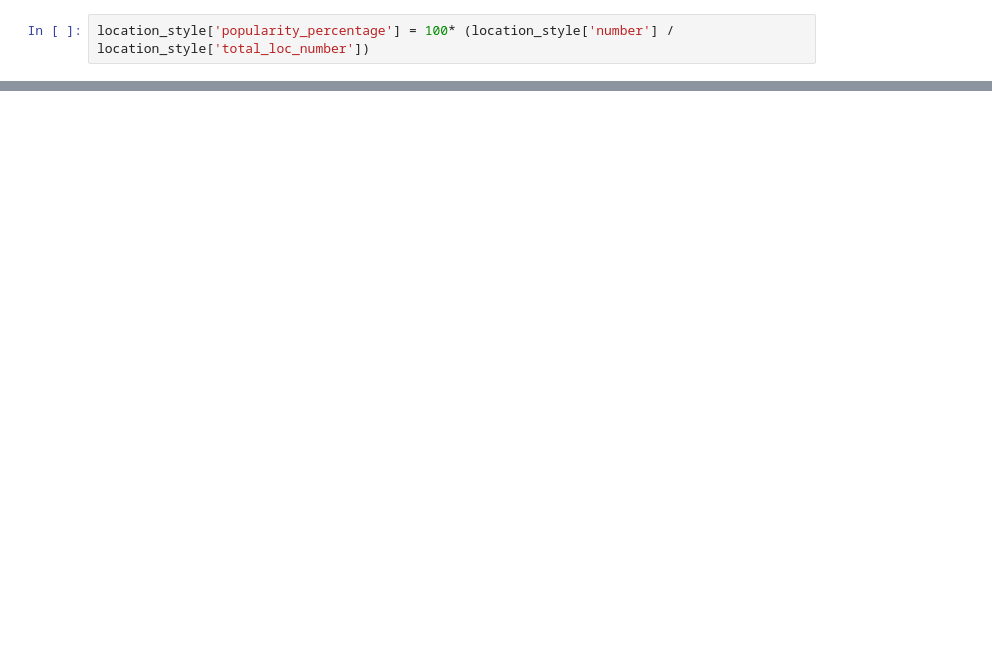
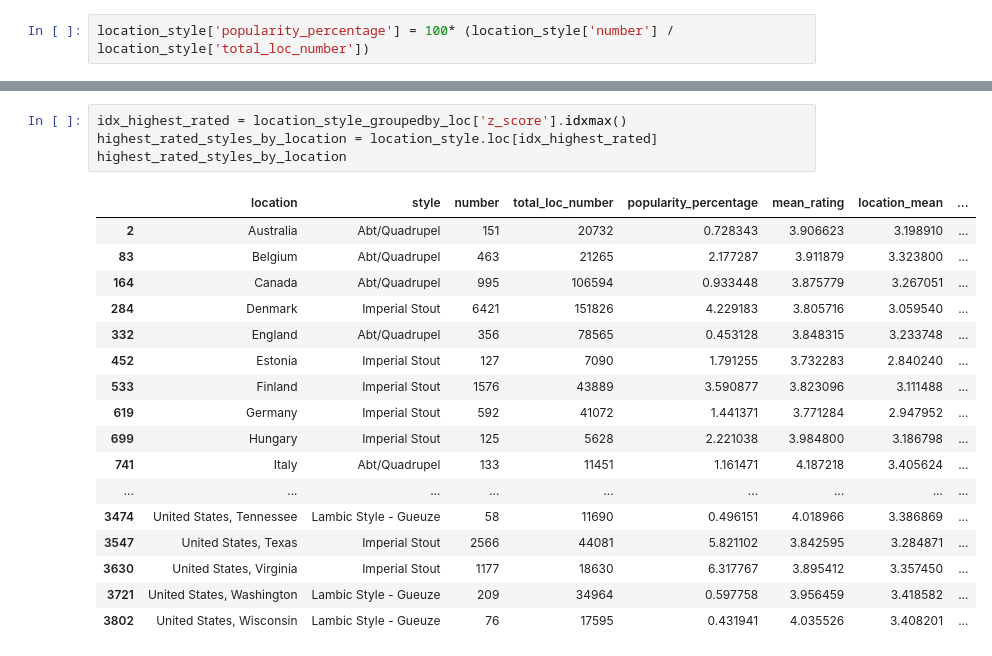
Before and after one commit to epfl-ada/ada-2023-project-vivalavada, a Jupyter notebook: popularity_yagiz.ipynb, the cells around one changed output, grey strips where cells are left out. Cells and saved outputs as stored; diff of their text form; blank space fills up the shorter version.

```diff
--- a/popularity_yagiz.ipynb
+++ b/popularity_yagiz.ipynb
@@ -126,0 +178,22 @@ array(['Australia', 'Belgium', 'Canada', 'Denmark', 'England', 'Estonia',
+# %%
+idx_highest_rated = location_style_groupedby_loc['z_score'].idxmax()
+highest_rated_styles_by_location = location_style.loc[idx_highest_rated]
+highest_rated_styles_by_location
+# %% [output]
+|  | location | style | number | total_loc_number | popularity_percentage | mean_rating | location_mean | ... |
+| 2 | Australia | Abt/Quadrupel | 151 | 20732 | 0.728343 | 3.906623 | 3.198910 | ... |
+| 83 | Belgium | Abt/Quadrupel | 463 | 21265 | 2.177287 | 3.911879 | 3.323800 | ... |
+| 164 | Canada | Abt/Quadrupel | 995 | 106594 | 0.933448 | 3.875779 | 3.267051 | ... |
+| 284 | Denmark | Imperial Stout | 6421 | 151826 | 4.229183 | 3.805716 | 3.059540 | ... |
+| 332 | England | Abt/Quadrupel | 356 | 78565 | 0.453128 | 3.848315 | 3.233748 | ... |
+| 452 | Estonia | Imperial Stout | 127 | 7090 | 1.791255 | 3.732283 | 2.840240 | ... |
+| 533 | Finland | Imperial Stout | 1576 | 43889 | 3.590877 | 3.823096 | 3.111488 | ... |
+| 619 | Germany | Imperial Stout | 592 | 41072 | 1.441371 | 3.771284 | 2.947952 | ... |
+| 699 | Hungary | Imperial Stout | 125 | 5628 | 2.221038 | 3.984800 | 3.186798 | ... |
+| 741 | Italy | Abt/Quadrupel | 133 | 11451 | 1.161471 | 4.187218 | 3.405624 | ... |
+| ... | ... | ... | ... | ... | ... | ... | ... | ... |
+| 3474 | United States, Tennessee | Lambic Style - Gueuze | 58 | 11690 | 0.496151 | 4.018966 | 3.386869 | ... |
+| 3547 | United States, Texas | Imperial Stout | 2566 | 44081 | 5.821102 | 3.842595 | 3.284871 | ... |
+| 3630 | United States, Virginia | Imperial Stout | 1177 | 18630 | 6.317767 | 3.895412 | 3.357450 | ... |
+| 3721 | United States, Washington | Lambic Style - Gueuze | 209 | 34964 | 0.597758 | 3.956459 | 3.418582 | ... |
+| 3802 | United States, Wisconsin | Lambic Style - Gueuze | 76 | 17595 | 0.431941 | 4.035526 | 3.408201 | ... |
```
Also changed, not shown: parts of 13 cells of this notebook.
